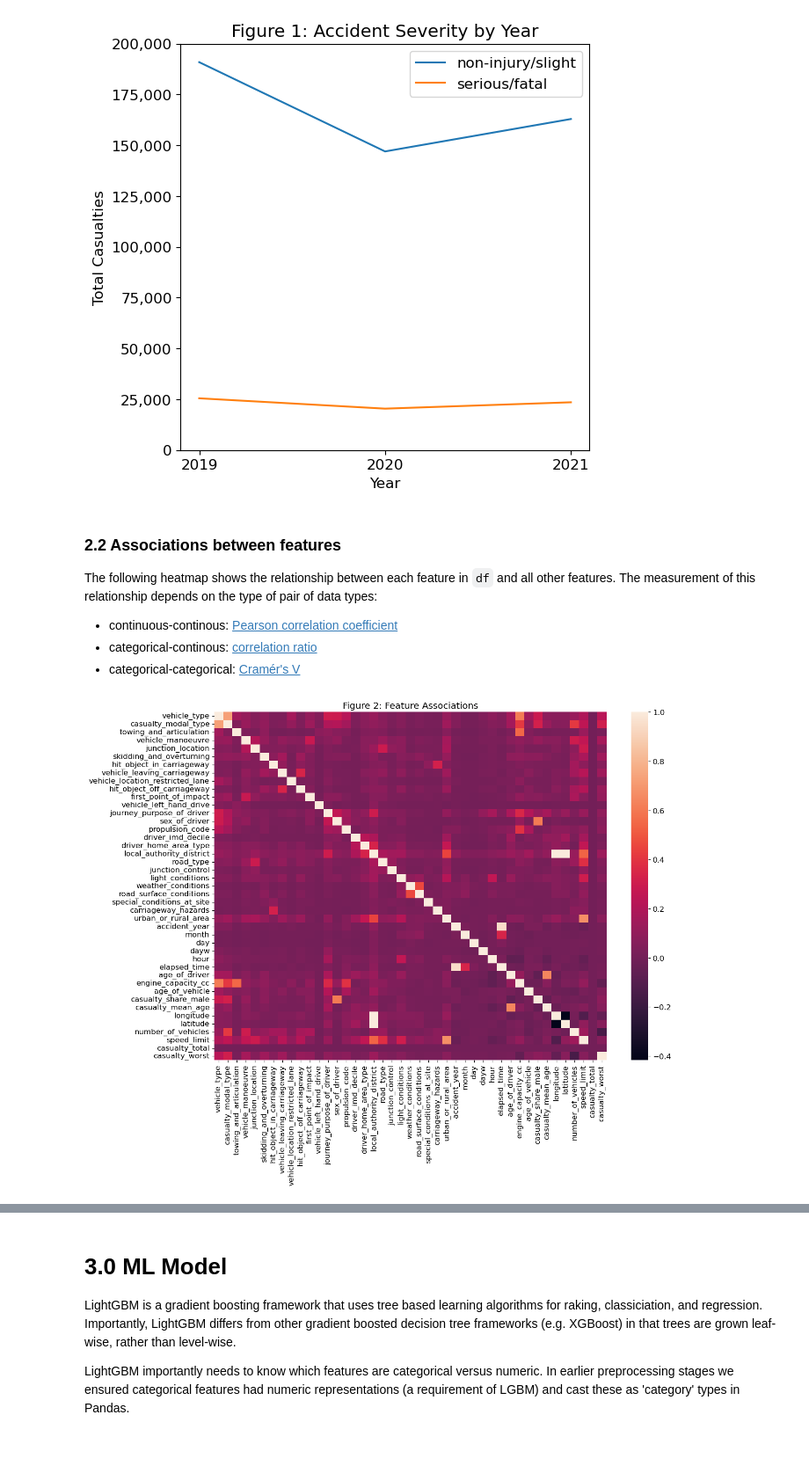
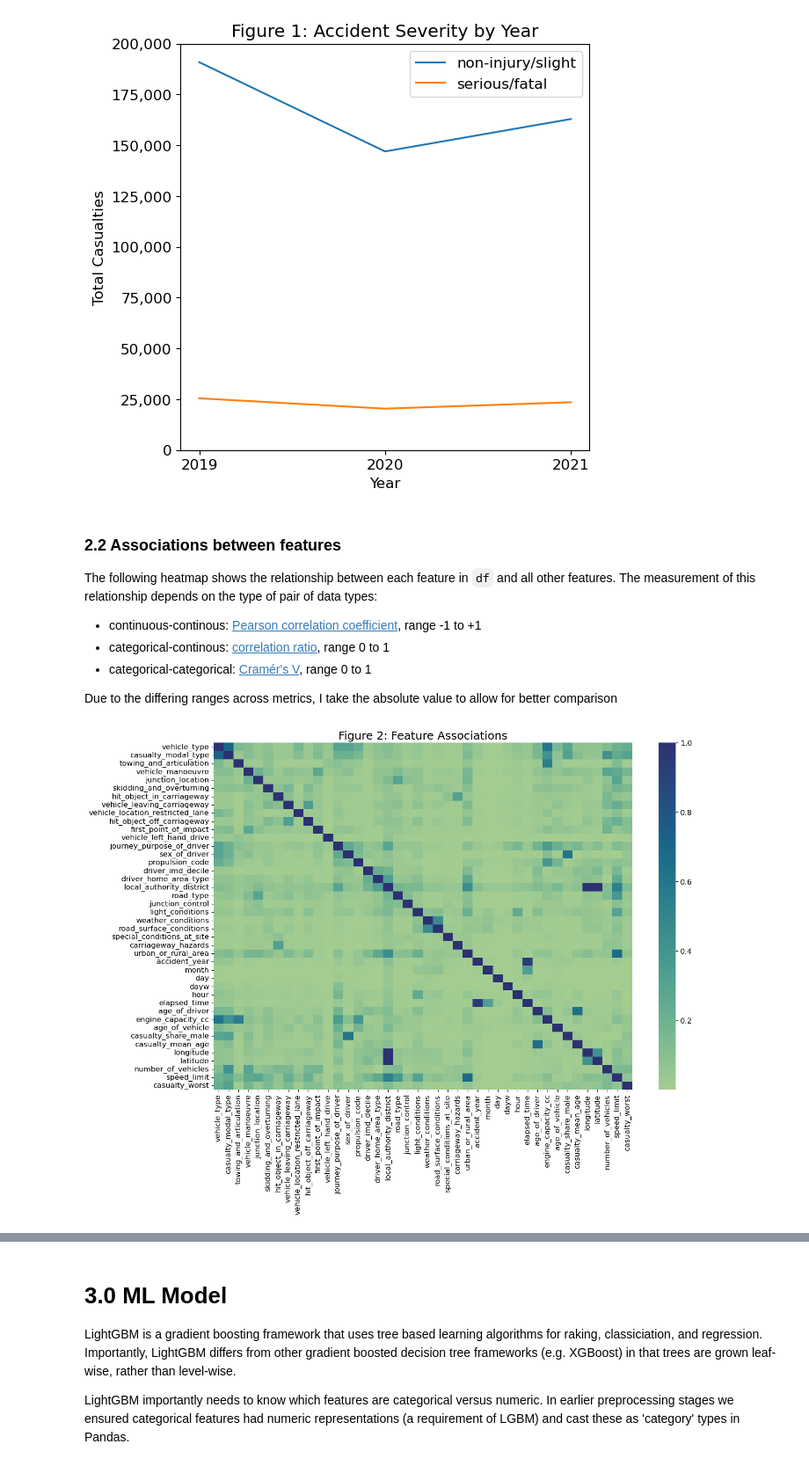
Before and after one commit to kingjosephm/gb_vehicle_injuries, a Jupyter notebook: analysis.ipynb, the cells around one changed output, grey strips where cells are left out. Shown at 88% size. Drawn from its saved outputs; the diff is of its cells as text; code cells hidden in the pictures.

```diff
--- a/analysis.ipynb
+++ b/analysis.ipynb
@@ -212,15 +215,17 @@ plt.show()
 ### 2.2 Associations between features
 
 The following heatmap shows the relationship between each feature in `df` and all other features. The measurement of this relationship depends on the type of pair of data types:
-- continuous-continous: [Pearson correlation coefficient](https://en.wikipedia.org/wiki/Pearson_correlation_coefficient)
-- categorical-continous: [correlation ratio](https://en.wikipedia.org/wiki/Correlation_ratio)
-- categorical-categorical: [Cramér's V](https://en.wikipedia.org/wiki/Cram%C3%A9r%27s_V)
+- continuous-continous: [Pearson correlation coefficient](https://en.wikipedia.org/wiki/Pearson_correlation_coefficient), range -1 to +1
+- categorical-continous: [correlation ratio](https://en.wikipedia.org/wiki/Correlation_ratio), range 0 to 1
+- categorical-categorical: [Cramér's V](https://en.wikipedia.org/wiki/Cram%C3%A9r%27s_V), range 0 to 1
+
+Due to the differing ranges across metrics, I take the absolute value to allow for better comparison
 # %%
 corr = associations(df, nan_strategy='drop_sample_pairs', figsize=(20, 20), annot=False, multiprocessing=True, plot=False)
 # %%
-plt.figure(figsize=(14,10))
-sns.heatmap(corr['corr'])
-plt.title('Figure 2: Feature Associations')
+plt.figure(figsize=(15,10))
+sns.heatmap(abs(corr['corr']), cmap='crest')
+plt.title('Figure 2: Feature Associations', fontsize=18)
 plt.show()
 # %% [output]
-[figure, old version]
+[figure, new version]
```
Also changed, not shown: parts of 21 cells of this notebook.
